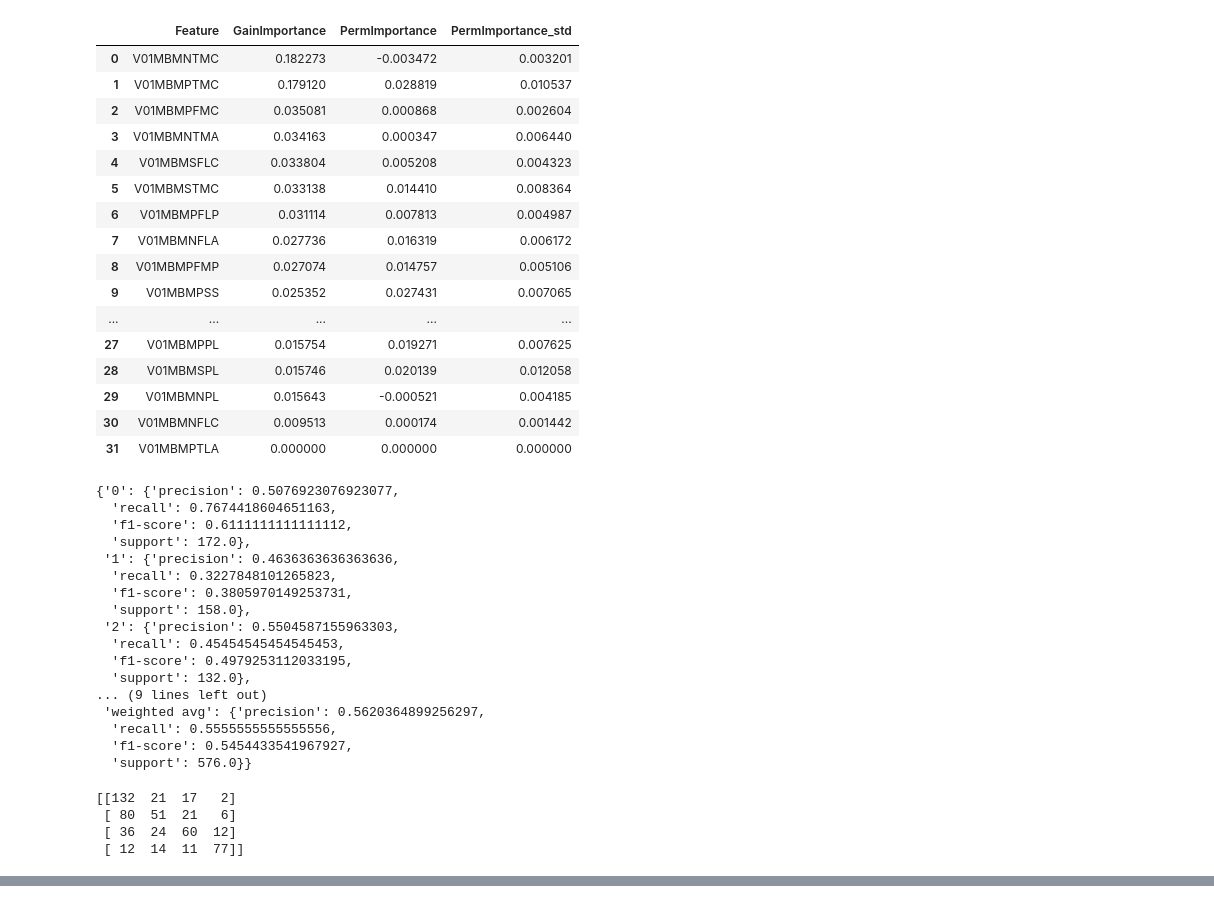
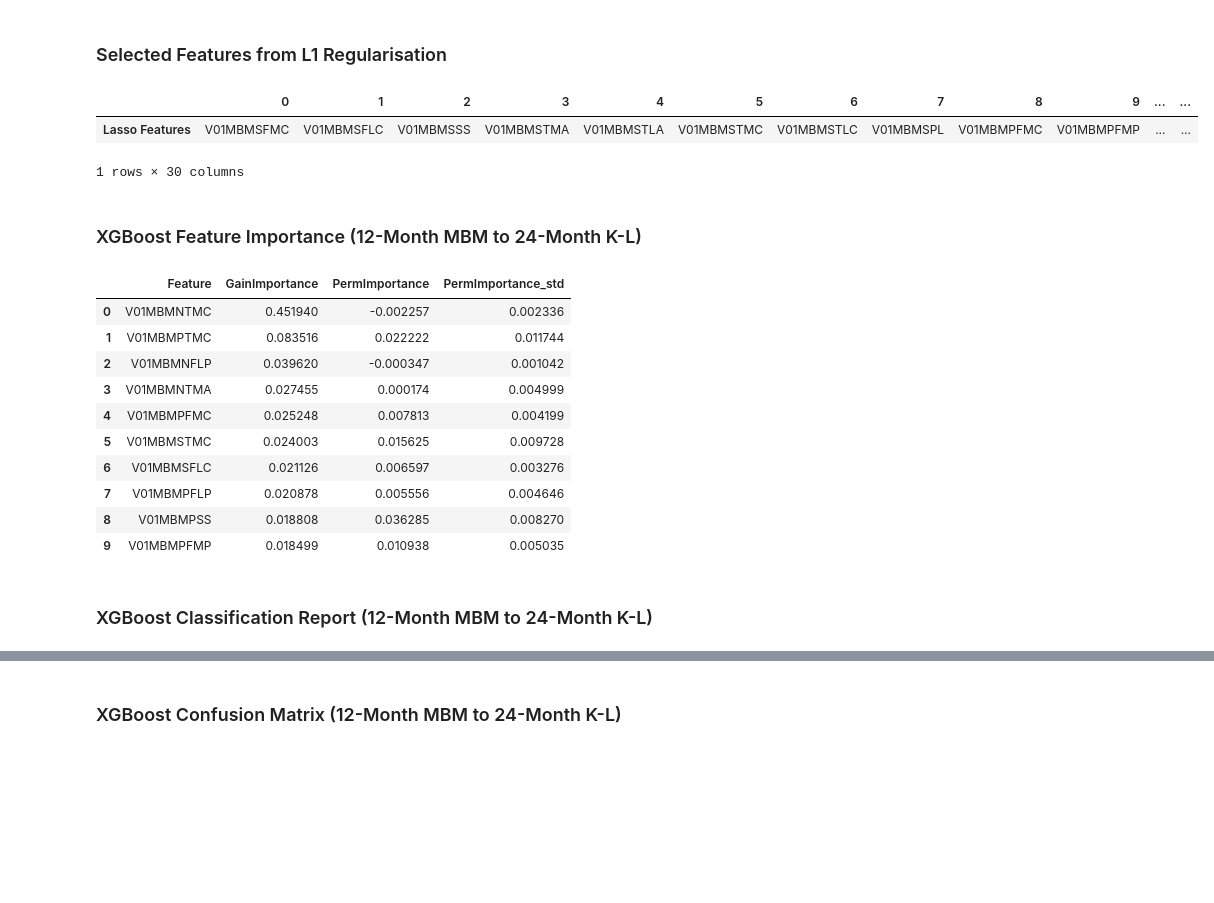
Before and after one commit to Mitch-Jones0507/MSc_OAI_Project, a Jupyter notebook: notebook/kl_oriented/kl_mbm_xgBoost.ipynb, the cells around one changed output, grey strips where cells are left out. Drawn from its saved outputs; the diff is of its cells as text; code cells hidden in the pictures; blank space fills up the shorter version.

```diff
--- a/notebook/kl_oriented/kl_mbm_xgBoost.ipynb
+++ b/notebook/kl_oriented/kl_mbm_xgBoost.ipynb
@@ -231,46 +213,38 @@ print(v00_v03_moaks_kl_lasso_metrics['confusion_matrix'])
 # %%
-from IPython.display import display
-from scripts.mbm.kl_oriented.kl_mbm_xgBoost import v01_v03_moaks_kl_lasso_metrics, v01_v03_moaks_kl_lasso_coefs_df
+from scripts.mbm.kl_oriented.kl_mbm_xgBoost import v01_v03_moaks_kl_lasso_metrics, v01_v03_moaks_kl_lasso_coefs_df, v01_v03_moaks_shared_kl_drop_mbm_lasso_df
 
-display(v01_v03_moaks_kl_lasso_coefs_df.sort_values(by=['GainImportance'], ascending=False))
-display(v01_v03_moaks_kl_lasso_metrics['classification_report'])
-print(v01_v03_moaks_kl_lasso_metrics['confusion_matrix'])
+lasso_columns = v01_v03_moaks_shared_kl_drop_mbm_lasso_df.columns.tolist()
+report = v01_v03_moaks_kl_lasso_metrics['classification_report']
+cm = v01_v03_moaks_kl_lasso_metrics['confusion_matrix']
+cm = pd.DataFrame(cm,index=[f"True {i}" for i in range(len(cm))],columns=[f"Pred {i}" for i in range(len(cm))]
+)
+
+display(Markdown("### Selected Features from L1 Regularisation"))
+display(pd.DataFrame(lasso_columns, columns=["Lasso Features"]).T)
+
+display(Markdown("### XGBoost Feature Importance (12-Month MBM to 24-Month K-L)"))
+display(v01_v03_moaks_kl_lasso_coefs_df.sort_values(by=['GainImportance'], ascending=False).head(10))
+
+display(Markdown("### XGBoost Classification Report (12-Month MBM to 24-Month K-L)"))
+display(JSON(report, expanded=True))
+
+display(Markdown("### XGBoost Confusion Matrix (12-Month MBM to 24-Month K-L)"))
+display(cm)
 # %% [output]
+### Selected Features from L1 Regularisation
-|  | Feature | GainImportance | PermImportance | PermImportance_std |
-| 0 | V01MBMNTMC | 0.182273 | -0.003472 | 0.003201 |
-| 1 | V01MBMPTMC | 0.179120 | 0.028819 | 0.010537 |
-| 2 | V01MBMPFMC | 0.035081 | 0.000868 | 0.002604 |
-| 3 | V01MBMNTMA | 0.034163 | 0.000347 | 0.006440 |
-| 4 | V01MBMSFLC | 0.033804 | 0.005208 | 0.004323 |
-| 5 | V01MBMSTMC | 0.033138 | 0.014410 | 0.008364 |
-| 6 | V01MBMPFLP | 0.031114 | 0.007813 | 0.004987 |
-| 7 | V01MBMNFLA | 0.027736 | 0.016319 | 0.006172 |
-| 8 | V01MBMPFMP | 0.027074 | 0.014757 | 0.005106 |
-| 9 | V01MBMPSS | 0.025352 | 0.027431 | 0.007065 |
-| ... | ... | ... | ... | ... |
-| 27 | V01MBMPPL | 0.015754 | 0.019271 | 0.007625 |
-| 28 | V01MBMSPL | 0.015746 | 0.020139 | 0.012058 |
-| 29 | V01MBMNPL | 0.015643 | -0.000521 | 0.004185 |
-| 30 | V01MBMNFLC | 0.009513 | 0.000174 | 0.001442 |
-| 31 | V01MBMPTLA | 0.000000 | 0.000000 | 0.000000 |
+|  | 0 | 1 | 2 | 3 | 4 | 5 | 6 | 7 | 8 | 9 | ... | ... |
+| Lasso Features | V01MBMSFMC | V01MBMSFLC | V01MBMSSS | V01MBMSTMA | V01MBMSTLA | V01MBMSTMC | V01MBMSTLC | V01MBMSPL | V01MBMPFMC | V01MBMPFMP | ... | ... |
-{'0': {'precision': 0.5076923076923077,
-  'recall': 0.7674418604651163,
-  'f1-score': 0.6111111111111112,
-  'support': 172.0},
- '1': {'precision': 0.4636363636363636,
-  'recall': 0.3227848101265823,
-  'f1-score': 0.3805970149253731,
-  'support': 158.0},
- '2': {'precision': 0.5504587155963303,
-  'recall': 0.45454545454545453,
-  'f1-score': 0.4979253112033195,
-  'support': 132.0},
-... (9 lines left out)
- 'weighted avg': {'precision': 0.5620364899256297,
-  'recall': 0.5555555555555556,
-  'f1-score': 0.5454433541967927,
-  'support': 576.0}}
+1 rows × 30 columns
-[[132  21  17   2]
- [ 80  51  21   6]
- [ 36  24  60  12]
- [ 12  14  11  77]]
+### XGBoost Feature Importance (12-Month MBM to 24-Month K-L)
+|  | Feature | GainImportance | PermImportance | PermImportance_std |
+| 0 | V01MBMNTMC | 0.451940 | -0.002257 | 0.002336 |
+| 1 | V01MBMPTMC | 0.083516 | 0.022222 | 0.011744 |
+| 2 | V01MBMNFLP | 0.039620 | -0.000347 | 0.001042 |
+| 3 | V01MBMNTMA | 0.027455 | 0.000174 | 0.004999 |
+| 4 | V01MBMPFMC | 0.025248 | 0.007813 | 0.004199 |
+| 5 | V01MBMSTMC | 0.024003 | 0.015625 | 0.009728 |
+| 6 | V01MBMSFLC | 0.021126 | 0.006597 | 0.003276 |
+| 7 | V01MBMPFLP | 0.020878 | 0.005556 | 0.004646 |
+| 8 | V01MBMPSS | 0.018808 | 0.036285 | 0.008270 |
+| 9 | V01MBMPFMP | 0.018499 | 0.010938 | 0.005035 |
+### XGBoost Classification Report (12-Month MBM to 24-Month K-L)
@@ -276,0 +252 @@ print(v01_v03_moaks_kl_lasso_metrics['confusion_matrix'])
+### XGBoost Confusion Matrix (12-Month MBM to 24-Month K-L)
```
Also changed, not shown: parts of 13 cells of this notebook, 25 other files.
